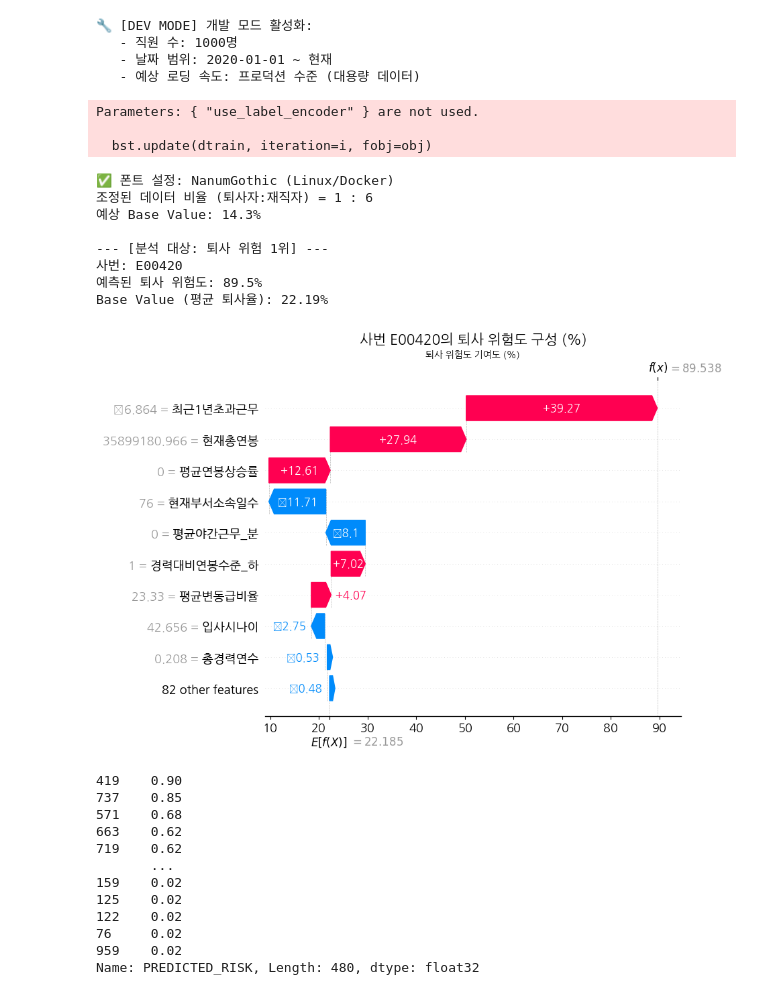
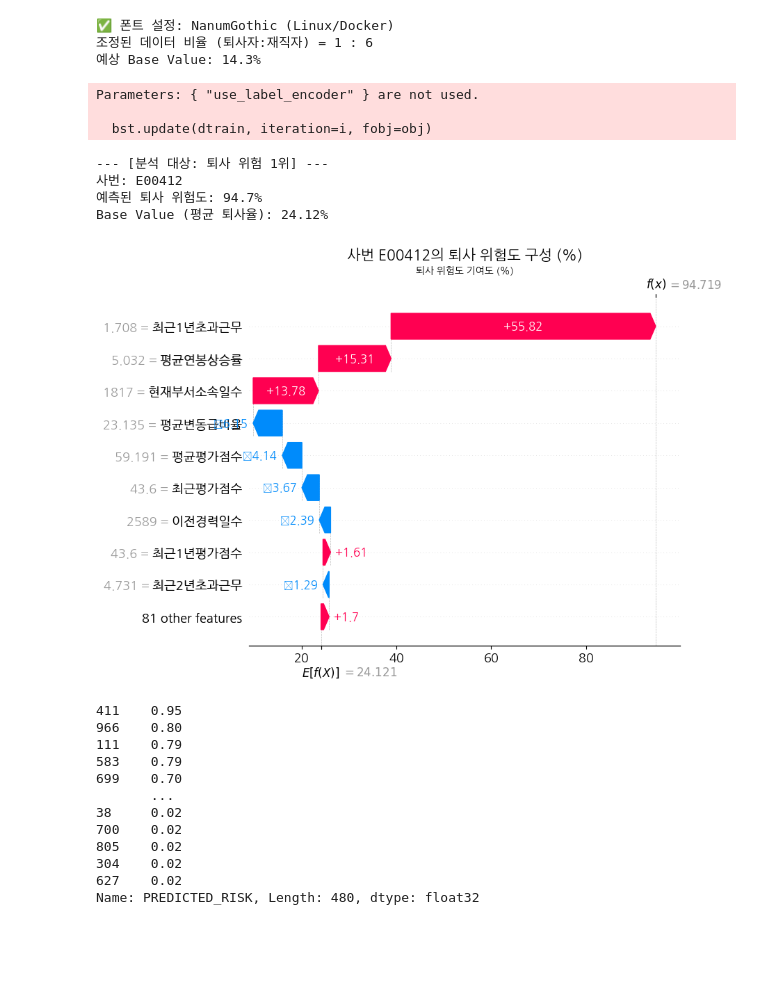
Before and after one commit to HRA-1/preto-2, a Jupyter notebook: notebooks/tables/test_ml_shap_local.ipynb, the cells around one changed output. Saved outputs shown, nothing was run; the diff lists cells and outputs as text; code cells hidden in the pictures; blank space fills up the shorter version.

```diff
--- a/notebooks/tables/test_ml_shap_local.ipynb
+++ b/notebooks/tables/test_ml_shap_local.ipynb
@@ -72,7 +72,7 @@ y_train = balanced_df['퇴사자여부'].astype(float)
 # --------------------------------------------------------------------------------
 # 퇴사자(1)에 대한 가중치를 높여서, 조금만 징후가 보여도 확률을 높게 예측하게 함
 # 보통 '음성 클래스 수 / 양성 클래스 수'로 설정하지만, '보여주기'를 위해 값을 더 높여도 됨
-weight_ratio = 50  # (6:1 불균형을 상쇄할 만큼의 힘)
+weight_ratio = 70  # (6:1 불균형을 상쇄할 만큼의 힘)
 
 model = xgb.XGBClassifier(
     n_estimators=weight_ratio,
@@ -115,59 +115,54 @@ else:
 
     explainer = shap.TreeExplainer(
         model,
         data=background_data,
         feature_perturbation="interventional",
         model_output="probability"
     )
 
     shap_values = explainer(target_X_numpy)
 
     # % 변환
     shap_values.values = shap_values.values * 100
     shap_values.base_values = shap_values.base_values * 100
 
     print(f"Base Value (평균 퇴사율): {shap_values.base_values[0]:.2f}%")
 
     plt.figure(figsize=(10, 6))
     shap.plots.waterfall(
         shap_values[0],
         max_display=10,
         show=False
     )
     plt.title(f"사번 {top_emp_id}의 퇴사 위험도 구성 (%)", fontsize=15)
     plt.xlabel("퇴사 위험도 기여도 (%)")
     plt.show()
 # %% [output]
-🔧 [DEV MODE] 개발 모드 활성화:
-   - 직원 수: 1000명
-   - 날짜 범위: 2020-01-01 ~ 현재
-   - 예상 로딩 속도: 프로덕션 수준 (대용량 데이터)
+✅ 폰트 설정: NanumGothic (Linux/Docker)
+조정된 데이터 비율 (퇴사자:재직자) = 1 : 6
+예상 Base Value: 14.3%
 Parameters: { "use_label_encoder" } are not used.
 
   bst.update(dtrain, iteration=i, fobj=obj)
-✅ 폰트 설정: NanumGothic (Linux/Docker)
-조정된 데이터 비율 (퇴사자:재직자) = 1 : 6
-예상 Base Value: 14.3%
-
 --- [분석 대상: 퇴사 위험 1위] ---
-사번: E00420
-예측된 퇴사 위험도: 89.5%
-Base Value (평균 퇴사율): 22.19%
+사번: E00412
+예측된 퇴사 위험도: 94.7%
+Base Value (평균 퇴사율): 24.12%
-[figure, old version]
+[figure, new version]
 # %%
 sorted_risk_df['PREDICTED_RISK'].round(2)
 # %% [output]
-419    0.90
-737    0.85
-571    0.68
-663    0.62
-719    0.62
+411    0.95
+966    0.80
+111    0.79
+583    0.79
+699    0.70
        ...
-159    0.02
-125    0.02
-122    0.02
-76     0.02
-959    0.02
+38     0.02
+700    0.02
+805    0.02
+304    0.02
+627    0.02
 Name: PREDICTED_RISK, Length: 480, dtype: float32
 # %%
 sorted_risk_df['PREDICTED_RISK'].round(2).head(20)
```
Also changed, not shown: parts of 1 cell of this notebook, 1 other file.
